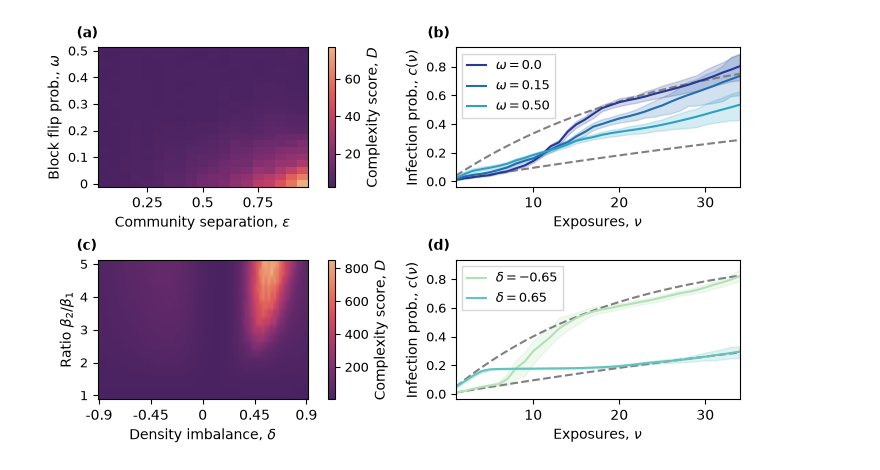
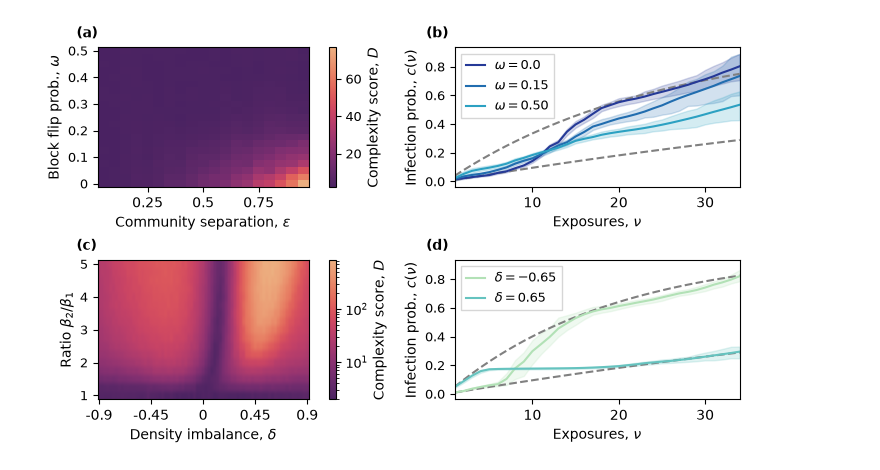
Before and after one commit to kaiser-dan/heterogeneous-infection-kernels, a Jupyter notebook: fig-scripts/plot_fig2.ipynb, the cells around one changed output. Drawn from its saved outputs; the diff is of its cells as text; code cells hidden in the pictures.

Commit message:
update figure 2 plotting script

```diff
--- a/fig-scripts/plot_fig2.ipynb
+++ b/fig-scripts/plot_fig2.ipynb
@@ -51,7 +50,6 @@ fig, axs = plt.subplots(
 # PANEL A - epsilon/omega sweep
 fpath = RESULTS_DIR / "epsilon_omega_sweep" / "complexity_by_setting.parquet"
 df = pd.read_parquet(fpath)
-df_by_setting = (df.groupby(["epsilon", "omega"], as_index=False))
 piv = df.pivot(index="omega", columns="epsilon", values="complexity_mean")
 
 ax_a = axs[0,0]
@@ -109,11 +107,10 @@ ax_b.set_ylabel("Infection prob., $c(\\nu)$")
 # PANEL C - beta/delta sweep
 fpath = RESULTS_DIR / "beta_delta_sweep" / "complexity_by_setting.parquet"
 df = pd.read_parquet(fpath)
-df_by_setting = (df.groupby(["beta2", "delta"], as_index=False))
 piv = df.pivot(index="beta2", columns="delta", values="complexity_mean")
 
 ax_c = axs[1,0]
-im = ax_c.imshow(piv, cmap=fs.complexity_cmap, aspect="auto")
+im = ax_c.imshow(piv, cmap=fs.complexity_cmap, aspect="auto", norm=mcolors.LogNorm())
 
 # axes
 ax_c.set_xlabel("Density imbalance, $\\delta$")
@@ -139,31 +136,31 @@ pos_delta_mu_draws = np.load(RESULTS_DIR / "beta_delta_sweep" / "model~np_rep~3_
 pos_delta_mu = np.mean(pos_delta_mu_draws, axis=0)
 pos_delta_lower, pos_delta_upper = hpdi_bounds(pos_delta_mu_draws, prob=0.9)
 
 ax_d = axs[1,1]
 ax_d.plot(nus, simple_kernel(0.01, kmax), color='grey', linestyle='--')
 ax_d.plot(nus, simple_kernel(0.05, kmax), color='grey', linestyle='--')
 ax_d.fill_between(nus, neg_delta_lower[:kmax], neg_delta_upper[:kmax], color=fs.palette[1], alpha=0.2)
 ax_d.plot(nus, neg_delta_mu[:kmax], color=fs.palette[1], label="$\\delta=-0.65$")
 ax_d.fill_between(nus, pos_delta_lower[:kmax], pos_delta_upper[:kmax], color=fs.palette[2], alpha=0.2)
 ax_d.plot(nus, pos_delta_mu[:kmax], color=fs.palette[2], label="$\\delta=0.65$")
 
 # legend
 ax_d.legend(handlelength=1.5, fancybox=False, fontsize=9)
 
 # axes
 ax_d.set_xlim(1, kmax)
 ax_d.sharey(ax_b)
 ax_d.set_xlabel("Exposures, $\\nu$")
 ax_d.set_ylabel("Infection prob., $c(\\nu)$")
 
 # subplot labels
 ax_a.text(-0.1, 1.1, "(a)", transform=ax_a.transAxes, fontweight='bold', va='center', ha='left')
 ax_b.text(-0.1, 1.1, "(b)", transform=ax_b.transAxes, fontweight='bold', va='center', ha='left')
 ax_c.text(-0.1, 1.1, "(c)", transform=ax_c.transAxes, fontweight='bold', va='center', ha='left')
 ax_d.text(-0.1, 1.1, "(d)", transform=ax_d.transAxes, fontweight='bold', va='center', ha='left')
 
 plt.savefig('../figs/fig2.svg', bbox_inches='tight')
 plt.savefig('../figs/fig2.pdf', bbox_inches='tight')
 plt.show()
 # %% [output]
-[figure, old version]
+[figure, new version]
```
Also changed, not shown: parts of 1 cell of this notebook.
